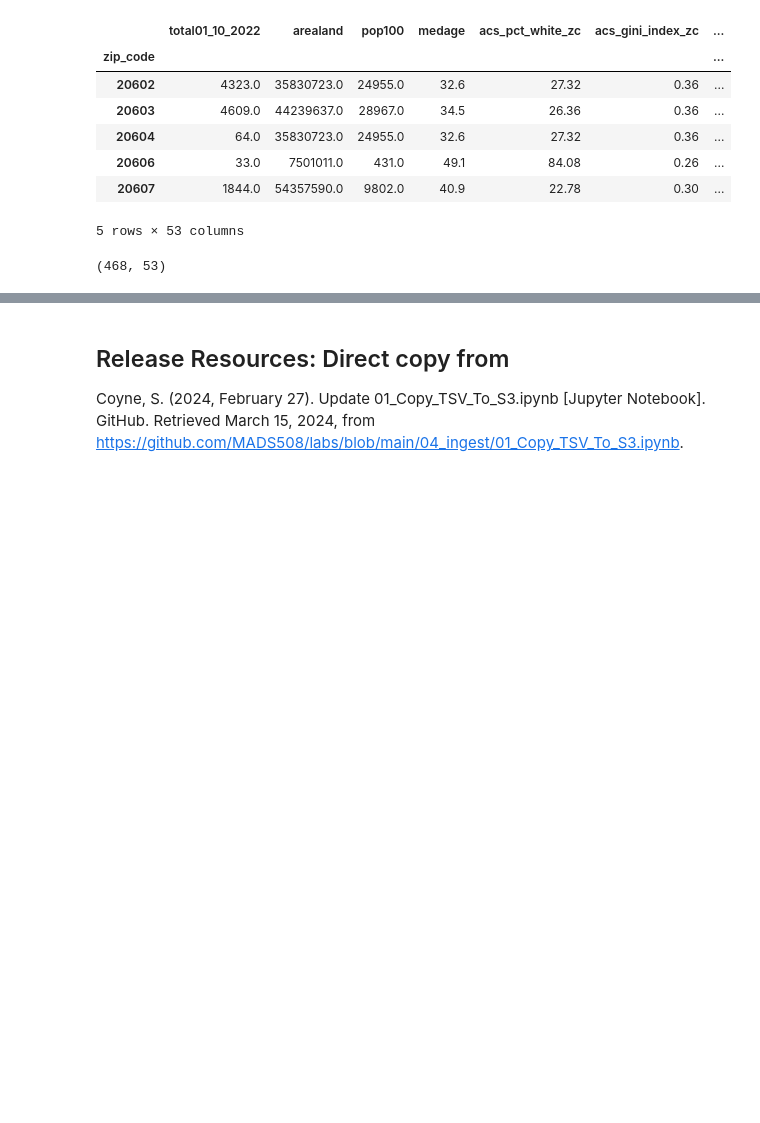
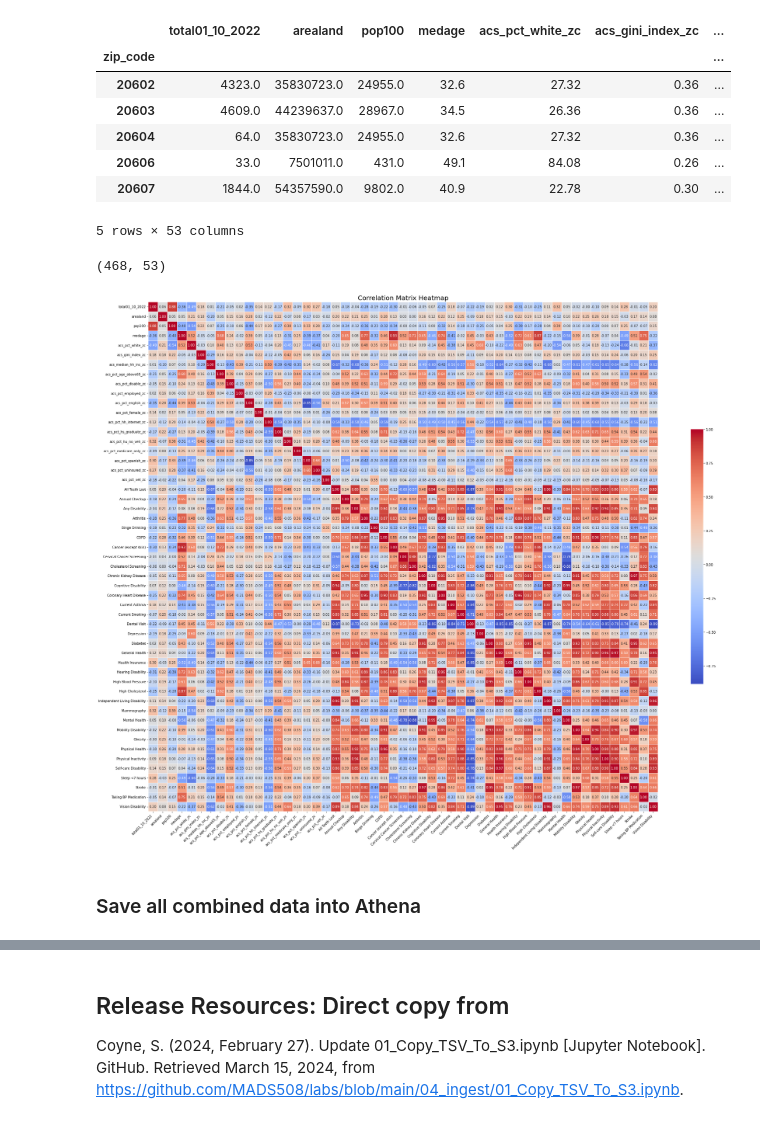
Before and after one commit to shailja-somani-0/ADS-508-Team-2, a Jupyter notebook: team2-ads508.ipynb, the cells around one changed output, grey strips where cells are left out. Cells and saved outputs as stored; diff of their text form; code cells hidden in the pictures; blank space fills up the shorter version.

```diff
--- a/team2-ads508.ipynb
+++ b/team2-ads508.ipynb
@@ -779,3 +779,28 @@ all_data.head()
 all_data.shape
 # %% [output]
 (468, 53)
+# %%
+# Get correlation plot for data
+# Calculate the correlation matrix
+corr = all_data.corr()
+
+# Set up the matplotlib figure
+plt.figure(figsize=(30, 24))
+
+# Generate a heatmap
+sns.heatmap(corr, annot=True, fmt=".2f", cmap="coolwarm", cbar=True, square=True,
+            linewidths=.5, cbar_kws={"shrink": .5})
+
+# Adjust layout to make room for the rotated x-axis labels
+plt.xticks(rotation=45, ha="right")
+plt.yticks(rotation=0)
+
+plt.title('Correlation Matrix Heatmap', fontsize=20)
+plt.tight_layout()
+
+# Show the plot
+plt.show()
+# %% [output]
+[figure, added]
+# %% [markdown]
+### Save all combined data into Athena
```
Also changed, not shown: parts of 13 cells of this notebook.
